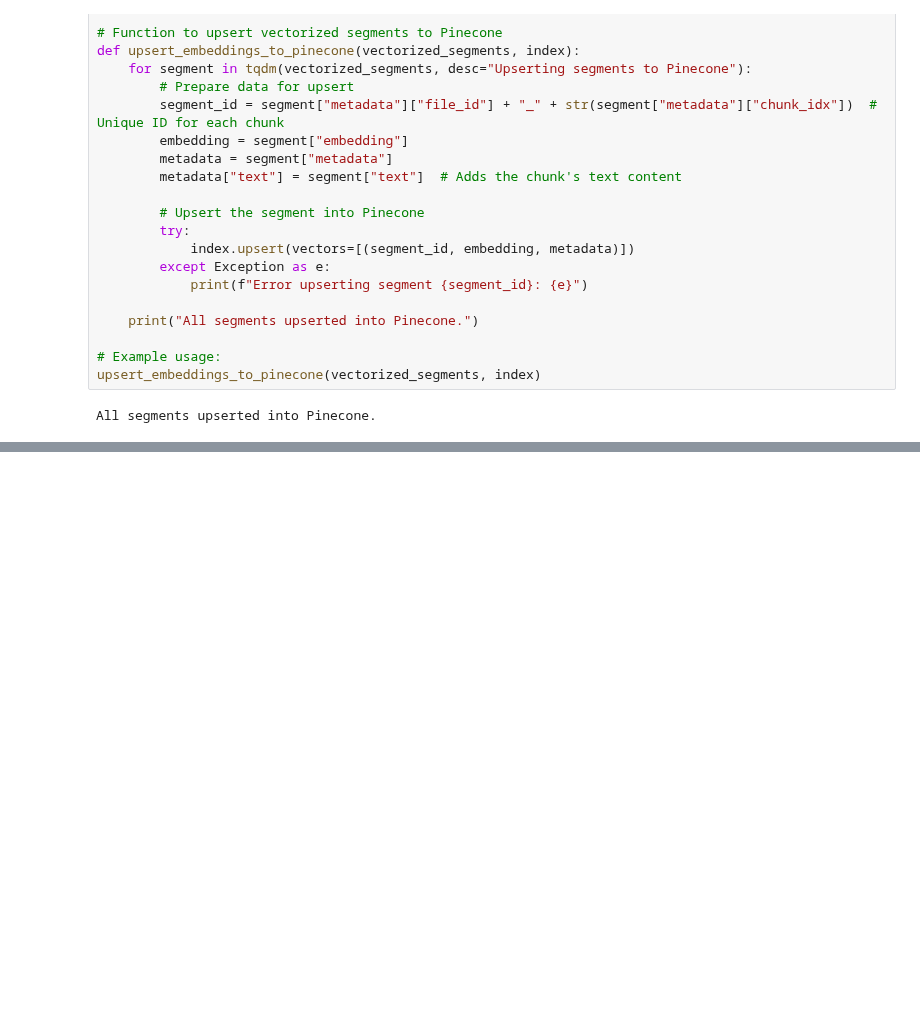
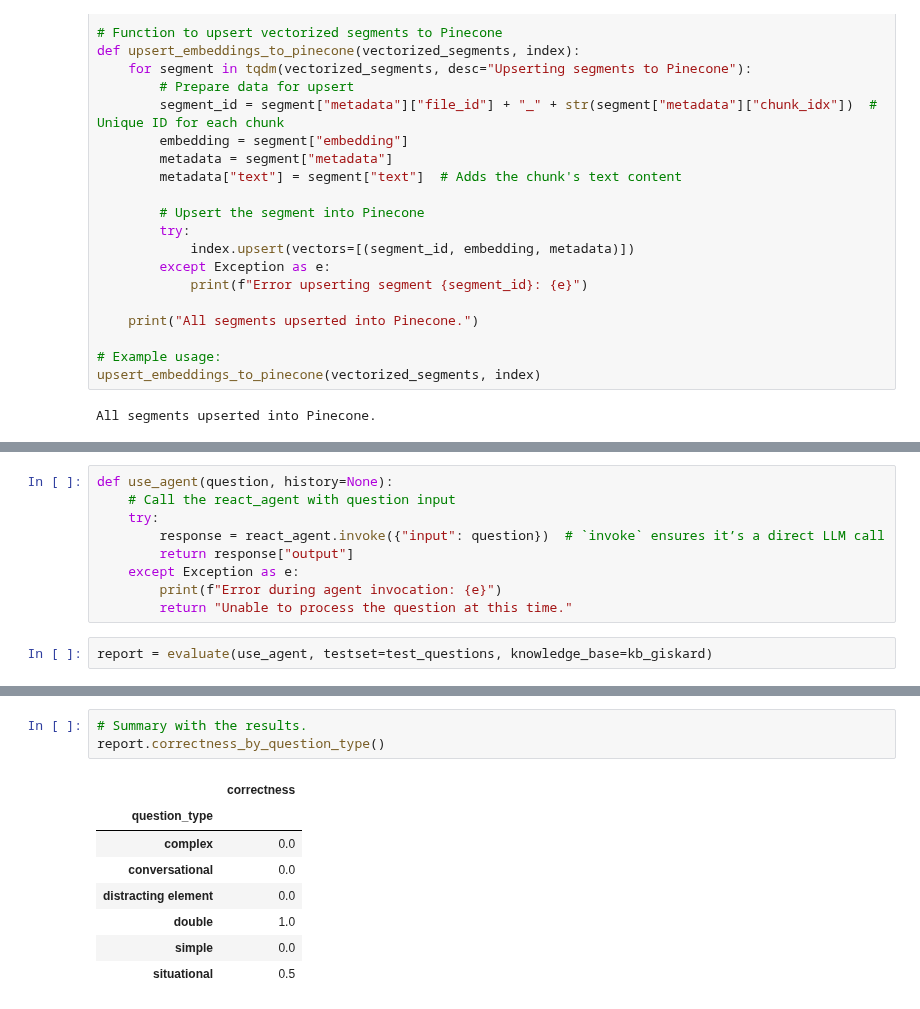
Before and after one commit to ironhack-labs/project-3-business-case-multimodal-ai-chatbot-for-yt-video-qa, a Jupyter notebook: project_yt_chatbot_kk_prefinal.ipynb, the cells around one changed output, grey strips where cells are left out. Cells and saved outputs as stored; diff of their text form; blank space fills up the shorter version.

```diff
--- a/project_yt_chatbot_kk_prefinal.ipynb
+++ b/project_yt_chatbot_kk_prefinal.ipynb
@@ -587,0 +729,11 @@ Final Answer: The revenue of Accenture for the third quarter of 2024 was $65 bil
+# %%
+def use_agent(question, history=None):
+    # Call the react_agent with question input
+    try:
+        response = react_agent.invoke({"input": question})  # `invoke` ensures it’s a direct LLM call
+        return response["output"]
+    except Exception as e:
+        print(f"Error during agent invocation: {e}")
+        return "Unable to process the question at this time."
+# %%
+report = evaluate(use_agent, testset=test_questions, knowledge_base=kb_giskard)
@@ -587,0 +758,12 @@ Final Answer: The revenue of Accenture for the third quarter of 2024 was $65 bil
+# %%
+# Summary with the results.
+report.correctness_by_question_type()
+# %% [output]
+|  | correctness |
+| question_type |  |
+| complex | 0.0 |
+| conversational | 0.0 |
+| distracting element | 0.0 |
+| double | 1.0 |
+| simple | 0.0 |
+| situational | 0.5 |
```
Also changed, not shown: parts of 22 cells of this notebook, 1 other file.
